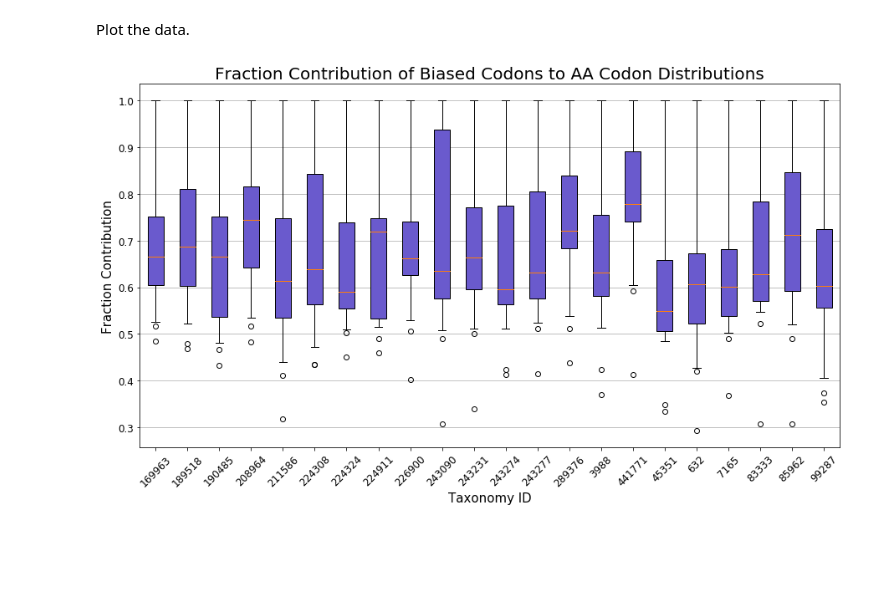
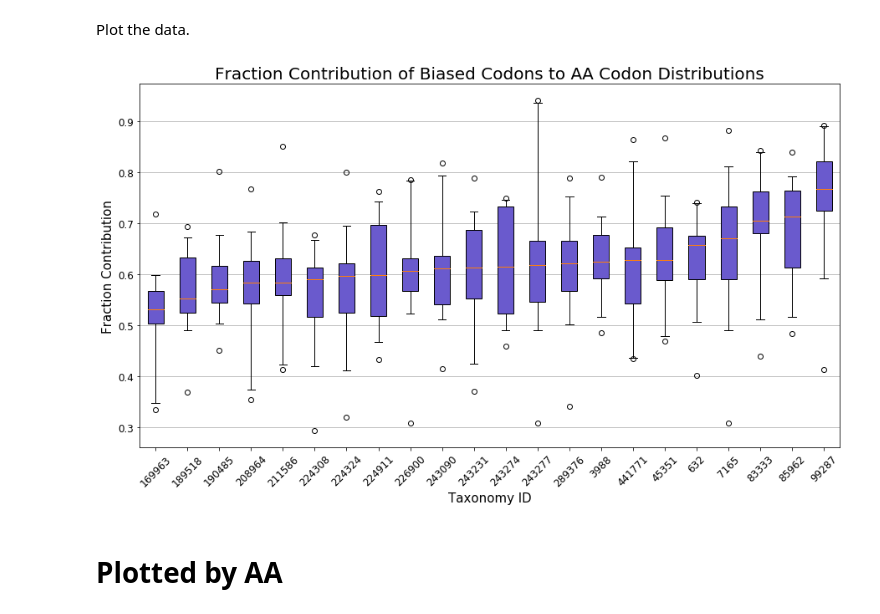
Before and after one commit to Fritos121/Codon-Usage-IDRs, a Jupyter notebook: plot_org_bias.ipynb, the cells around one changed output. Saved outputs shown, nothing was run; the diff lists cells and outputs as text; code cells hidden in the pictures; blank space fills up the shorter version.

```diff
--- a/plot_org_bias.ipynb
+++ b/plot_org_bias.ipynb
@@ -62,19 +64,23 @@ for file in os.listdir(source_org_dir):
 Plot the data.
 # %%
 data = [list(dict.values()) for id, dict in org_aa_bias]
+data = [[v for v in lst if v != 1.0] for lst in data]
+data = sorted(data, key = np.median)
 
 plt.figure(figsize=(15, 8))
 plt.grid(True, axis='y')
 
 boxplot = plt.boxplot(data, patch_artist=True, whis=[5, 95]) # showfliers=False)
 plt.xticks(range(1, len(org_aa_bias)+1), [tax_id for tax_id, _ in org_aa_bias], rotation=45, fontsize=12)
 plt.yticks(fontsize=12)
 plt.ylabel('Fraction Contribution', fontsize=15)
 plt.xlabel('Taxonomy ID', fontsize=15)
 plt.title('Fraction Contribution of Biased Codons to AA Codon Distributions', fontsize=20)
 
 colors = ['slateblue']*len(org_aa_bias)
 for patch, color in zip(boxplot['boxes'], colors):
     patch.set_facecolor(color)
 # %% [output]
-[figure, old version]
+[figure, new version]
+# %% [markdown]
+# Plotted by AA
```
Also changed, not shown: parts of 4 cells of this notebook, 1 other file.
